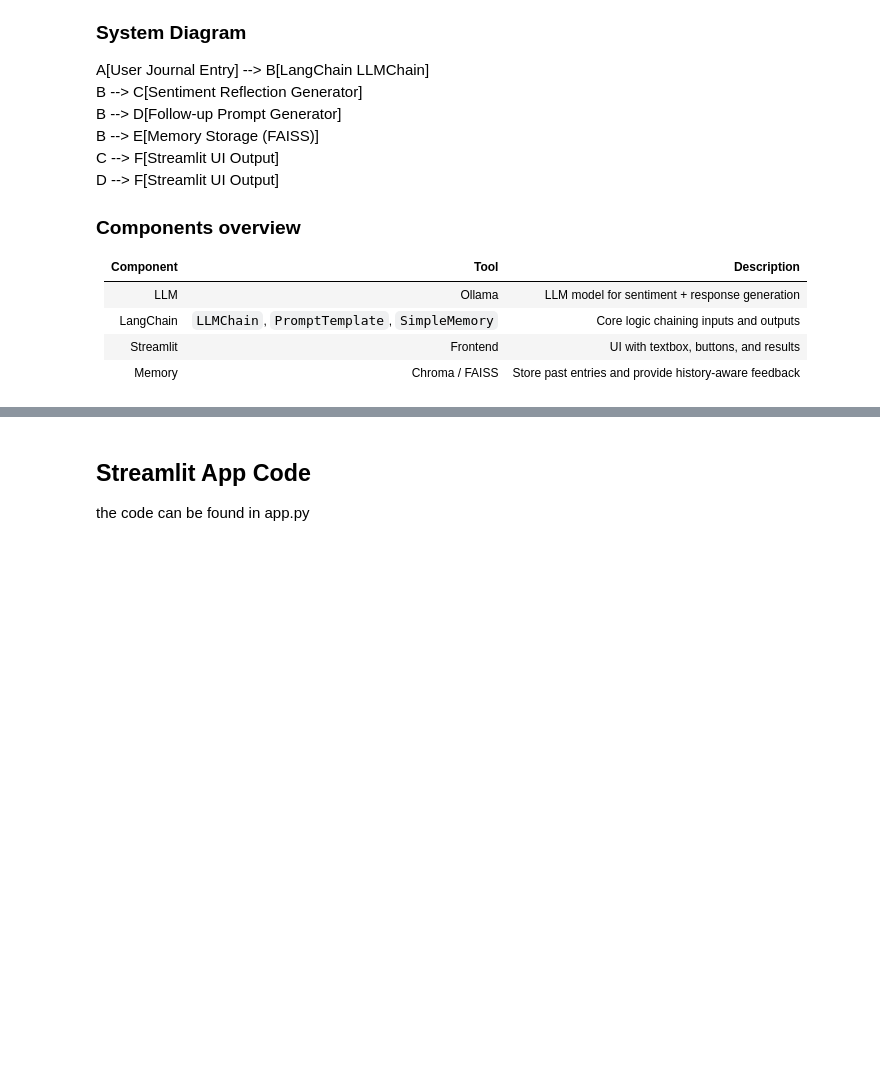
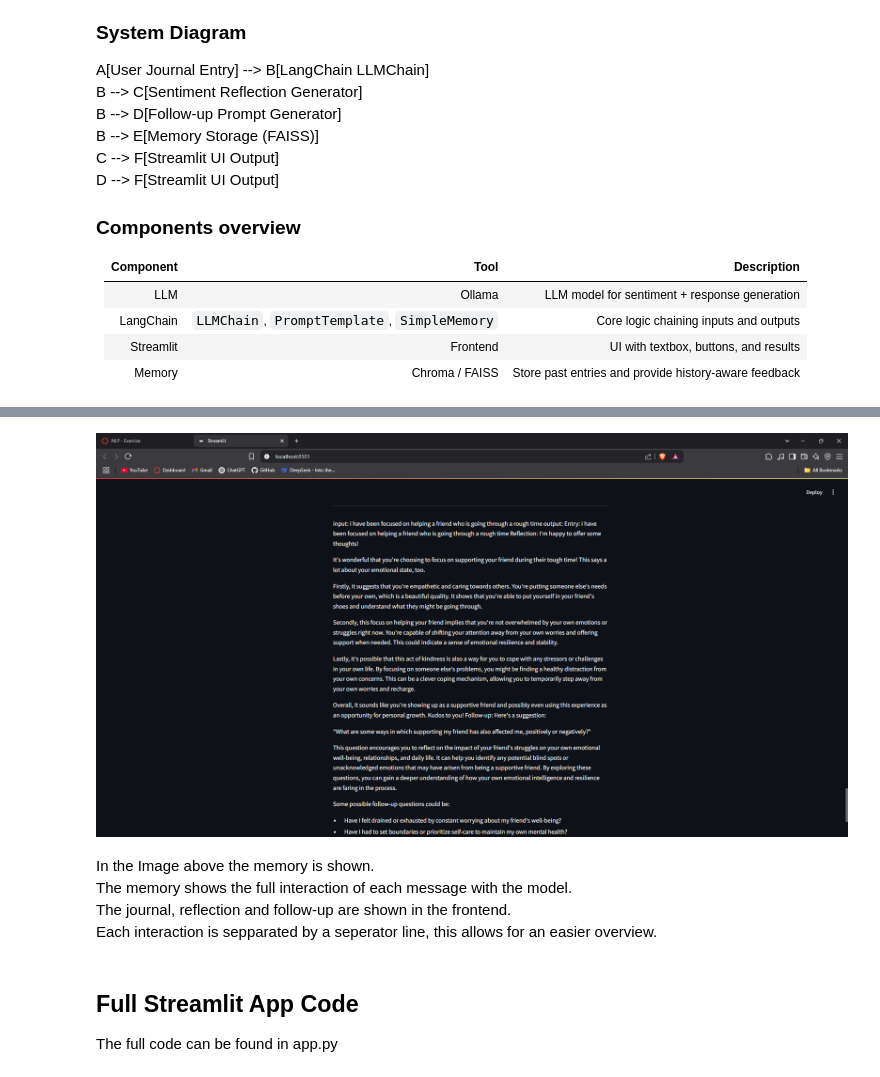
Before and after one commit to LuukMaessen-code/NLP, a Jupyter notebook: NLP.ipynb, the cells around one changed output, grey strips where cells are left out. Cells and saved outputs as stored; diff of their text form; code cells hidden in the pictures; blank space fills up the shorter version.

```diff
--- a/NLP.ipynb
+++ b/NLP.ipynb
@@ -29,3 +231,14 @@ D --> F[Streamlit UI Output]
+# %%
+# Show image of when the application shows the message history
+from IPython.display import Image, display
+display(Image(filename='./screenshots/history.png'))
+# %% [output]
+[figure, added]
+# %% [markdown]
+In the Image above the memory is shown.
+The memory shows the full interaction of each message with the model.
+The journal, reflection and follow-up are shown in the frontend.
+Each interaction is sepparated by a seperator line, this allows for an easier overview.
 # %% [markdown]
-## Streamlit App Code
-the code can be found in app.py
+## Full Streamlit App Code
+The full code can be found in app.py
```
Also changed, not shown: parts of 12 cells of this notebook.
